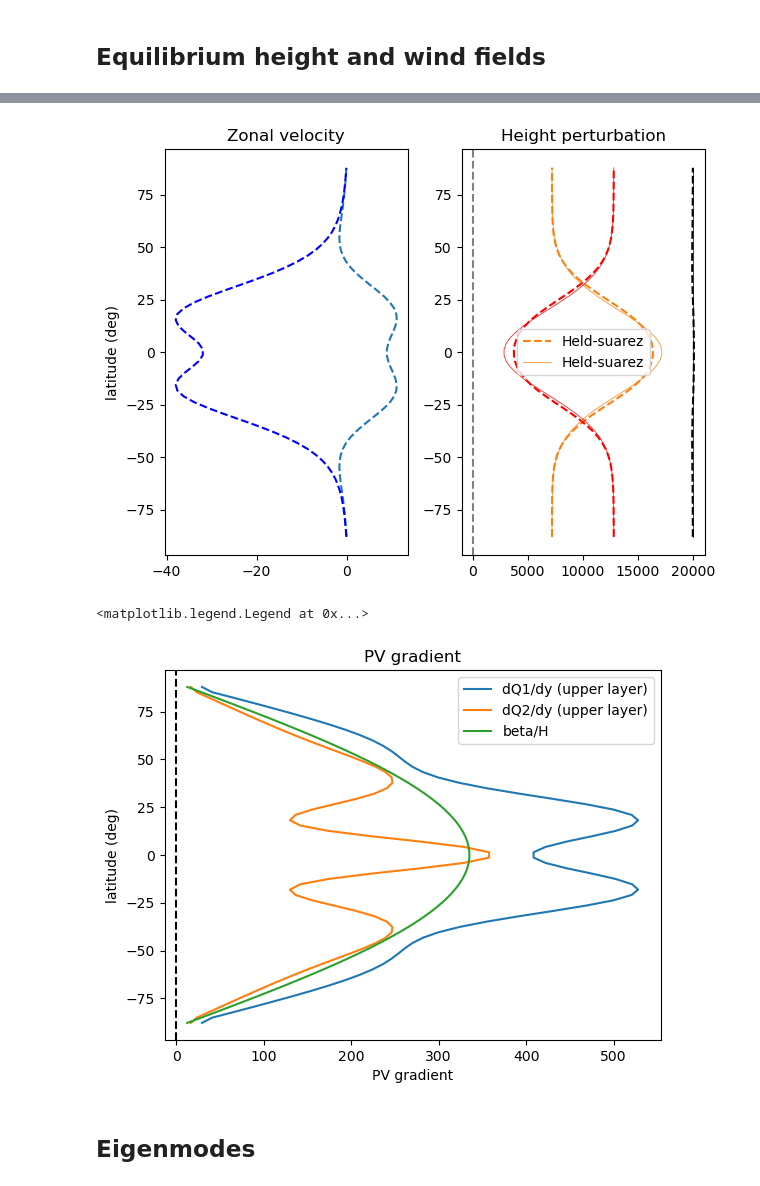
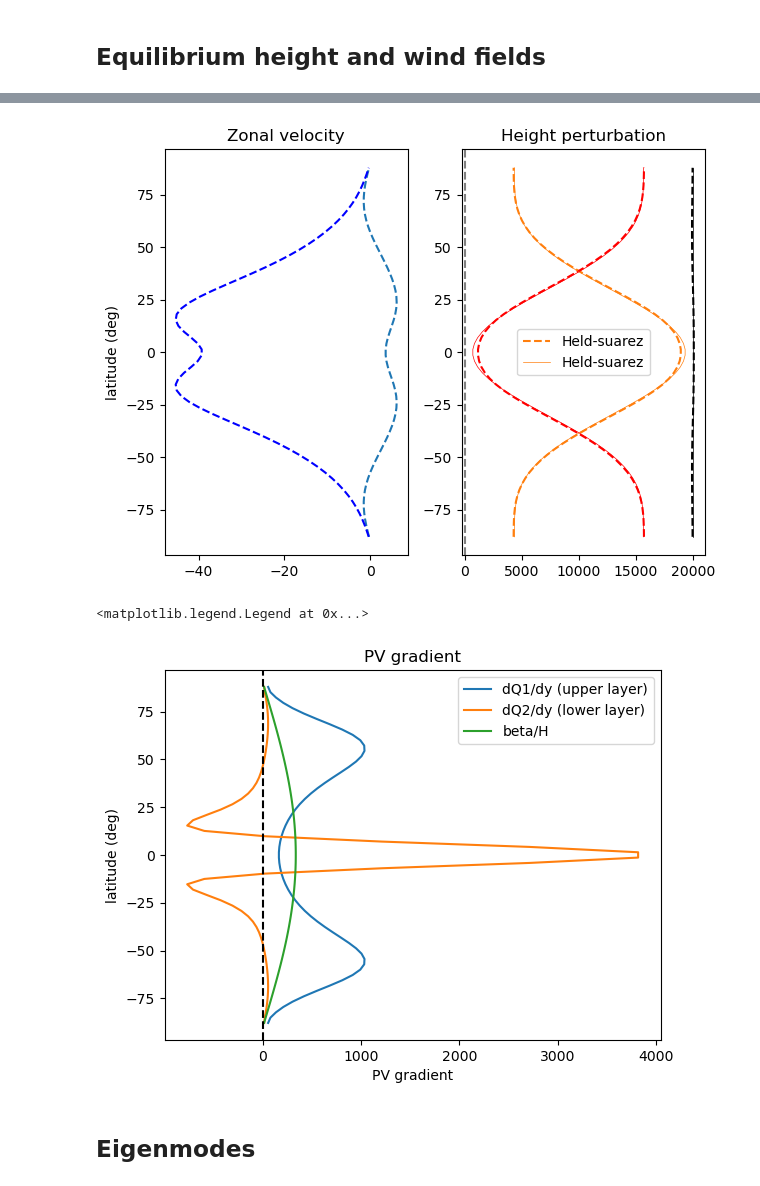
Before and after one commit to qnicolas/superrotation, a Jupyter notebook: baroclinic_inst_EVP.ipynb, the cells around one changed output, grey strips where cells are left out. Saved outputs shown, nothing was run; the diff lists cells and outputs as text; code cells hidden in the pictures.

```diff
--- a/baroclinic_inst_EVP.ipynb
+++ b/baroclinic_inst_EVP.ipynb
@@ -263,20 +263,20 @@ h10_HS.change_scales(1)
 u20_HS.change_scales(1)
 h20_HS.change_scales(1)
 
+sol_2l_HS_10day_ext = sol_2l_HS_10day_ext.assign_coords({'theta':sol_2l_HS_10day_ext.latitude*np.pi/180})
 temp = sol_2l_HS_10day_ext.h1[0,0]**0
-temp=temp.assign_coords({'theta':temp.latitude*np.pi/180})
 theta = temp.theta
 u1_ = u10_HS['g'][0][0]*temp
-h1_ = h10_HS['g'][0][0]*temp
+h1_ = h10_HS['g'][0]*temp
 u2_ = u20_HS['g'][0][0]*temp
-h2_ = h20_HS['g'][0][0]*temp
+h2_ = h20_HS['g'][0]*temp
 f = 2*Omega*np.sin(theta)
 beta = 2*Omega*np.cos(theta)/R
 Q1 = (f-u1_.differentiate('theta')/R )/h1_
 Q2 = (f-u2_.differentiate('theta')/R )/h2_
 
 (Q1.differentiate('theta')/R).plot(y='latitude',label='dQ1/dy (upper layer)')
-(Q2.differentiate('theta')/R).plot(y='latitude',label='dQ2/dy (upper layer)')
+(Q2.differentiate('theta')/R).plot(y='latitude',label='dQ2/dy (lower layer)')
 (beta/H).plot(y='latitude',label='beta/H')
 plt.axvline(0.,color='k',linestyle='--')
 plt.xlabel('PV gradient')
@@ -529,10 +529,13 @@ h20_ref = dist.Field(name='h10_ref', bases=zonal_basis)
 
 phi, theta = dist.local_grids(zonal_basis)
 lat = np.pi / 2 - theta + 0*phi
-hvar = H*np.exp(-(lat)**2/(2*(20*np.pi/180)**2))#-1.7*H*(8/15-np.cos(lat)**4)
+hvar = -1.5*H*(8/15-np.cos(lat)**4)#H*np.exp(-(lat)**2/(2*(20*np.pi/180)**2))#
 hvar=hvar-np.mean(hvar)
 h10_ref['g'] =  hvar+H
 h20_ref['g'] = -hvar+H
+h10['g'] = h10_ref['g']
+h20['g'] = h20_ref['g']
+
 
 phi, theta = dist.local_grids(zonal_basis)
 lat = np.pi / 2 - theta
@@ -553,8 +556,8 @@ problem_HS.add_equation("nu*lap(lap(u20)) + 2*Omega*zcross(u20) + u20/taudrag =
 problem_HS.add_equation("nu*lap(lap(h10)) + div(u10*h10) = (h10_ref-h10)/taurad")
 problem_HS.add_equation("nu*lap(lap(h20)) + div(u20*h20) = (h20_ref-h20)/taurad")
 
-ncc_cutoff = 1e-7
-tolerance = 1.5e-4
+ncc_cutoff = 1e-5
+tolerance = 5e-5
 u10.change_scales(dealias)
 h10.change_scales(dealias)
 u20.change_scales(dealias)
@@ -609,43 +612,43 @@ axs[1].set_title('Height perturbation')
 axs[1].legend()
 plt.tight_layout()
 # %% [output]
-[figure, old version]
+[figure, new version]
 # %%
 u10.change_scales(1)
 h10.change_scales(1)
 u20.change_scales(1)
 h20.change_scales(1)
 
 temp = sol_2l_HS_10day_ext.h1[0,0]**0
 temp=temp.assign_coords({'theta':temp.latitude*np.pi/180})
 theta = temp.theta
 u1_ = u10['g'][0][0]*temp
-h1_ = h10['g'][0][0]*temp
+h1_ = h10['g'][0]*temp
 u2_ = u20['g'][0][0]*temp
-h2_ = h20['g'][0][0]*temp
+h2_ = h20['g'][0]*temp
 f = 2*Omega*np.sin(theta)
 beta = 2*Omega*np.cos(theta)/R
 Q1 = (f-u1_.differentiate('theta')/R )/h1_
 Q2 = (f-u2_.differentiate('theta')/R )/h2_
 
 Q1_2 = (f-u1_.differentiate('theta')/R )/H
 Q2_2 = (f-u2_.differentiate('theta')/R )/H
 
 
 
 (Q1.differentiate('theta')/R).plot(y='latitude',label='dQ1/dy (upper layer)')
-(Q2.differentiate('theta')/R).plot(y='latitude',label='dQ2/dy (upper layer)')
+(Q2.differentiate('theta')/R).plot(y='latitude',label='dQ2/dy (lower layer)')
 #Q1_2.differentiate('theta').plot(y='latitude',color='C0',linestyle='--')
 #Q2_2.differentiate('theta').plot(y='latitude',color='C1',linestyle='--')
 (beta/H).plot(y='latitude',label='beta/H')
 plt.axvline(0.,color='k',linestyle='--')
 plt.xlabel('PV gradient')
 plt.ylabel('latitude (deg)')
 plt.title('PV gradient')
 plt.legend()
 # %% [output]
 <matplotlib.legend.Legend at 0x...>
-[figure, old version]
+[figure, new version]
 # %% [markdown]
 ## Eigenmodes
 # %%
```
Also changed, not shown: parts of 12 cells of this notebook, 3 other files.
